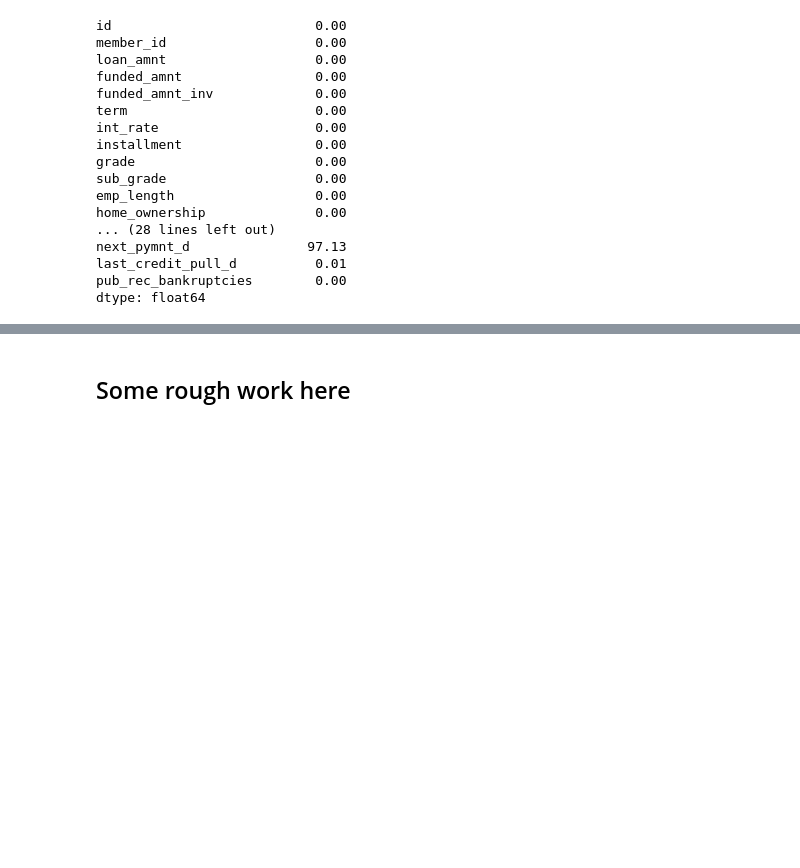
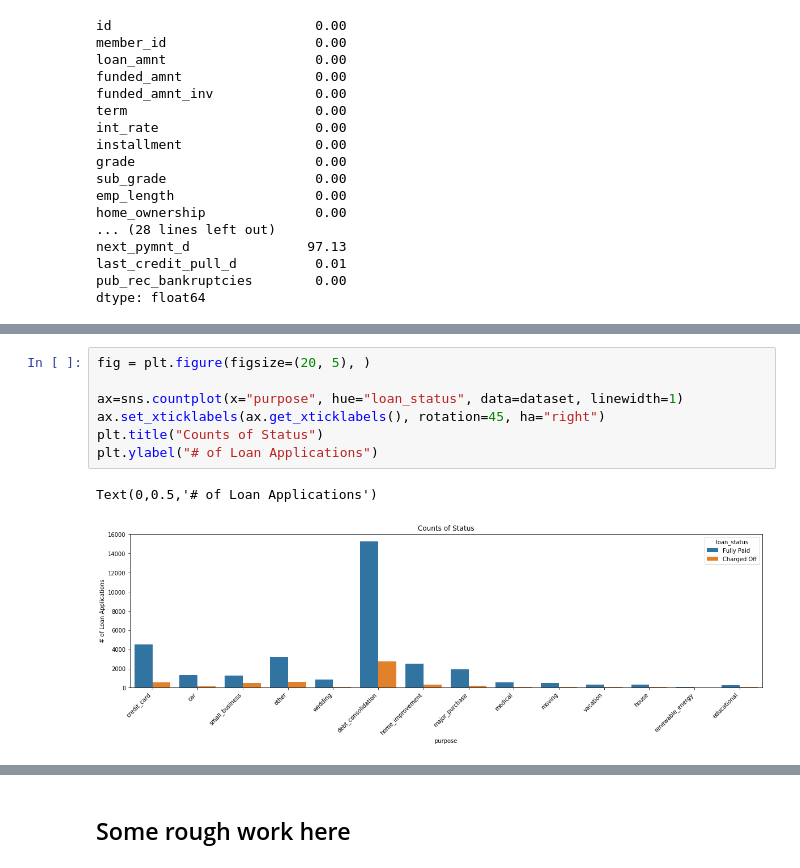
Before and after one commit to arpitjoshi/case-study-2, a Jupyter notebook: notebook.ipynb, the cells around one changed output, grey strips where cells are left out. Drawn from its saved outputs; the diff is of its cells as text; blank space fills up the shorter version.

```diff
--- a/notebook.ipynb
+++ b/notebook.ipynb
@@ -232,0 +273,10 @@ dtype: float64
+# %%
+fig = plt.figure(figsize=(20, 5), )
+
+ax=sns.countplot(x="purpose", hue="loan_status", data=dataset, linewidth=1)
+ax.set_xticklabels(ax.get_xticklabels(), rotation=45, ha="right")
+plt.title("Counts of Status")
+plt.ylabel("# of Loan Applications")
+# %% [output]
+Text(0,0.5,'# of Loan Applications')
+[figure, added]
```
Also changed, not shown: parts of 14 cells of this notebook.
